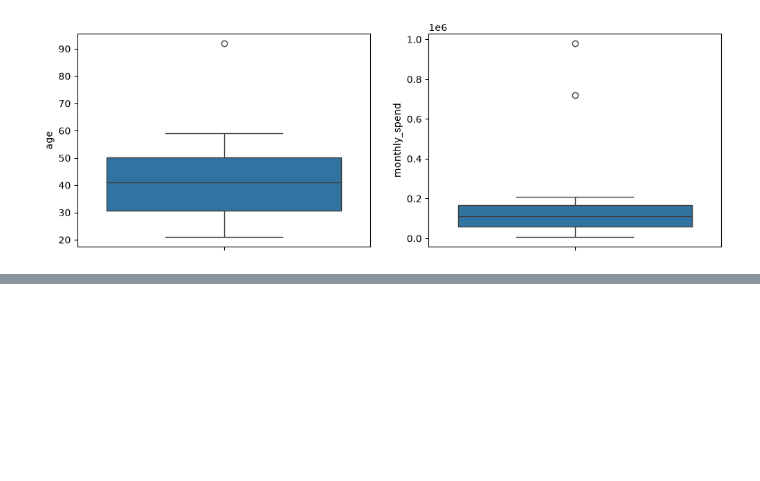
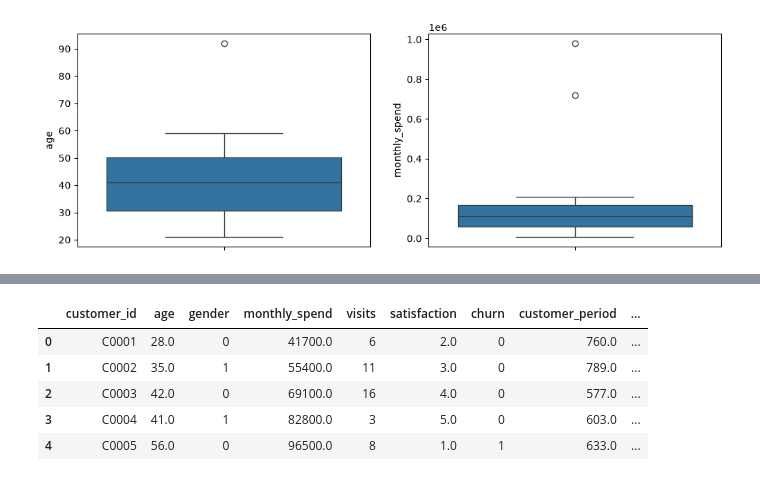
Before and after one commit to Lui-die-lui/aice-associate-study, a Jupyter notebook: DAY12/day12.ipynb, the cells around one changed output, grey strips where cells are left out. Cells and saved outputs as stored; diff of their text form; code cells hidden in the pictures; blank space fills up the shorter version.

```diff
--- a/DAY12/day12.ipynb
+++ b/DAY12/day12.ipynb
@@ -178,0 +188,11 @@ plt.show()
+# %%
+
+print(df['gender'].value_counts())
+print(df['churn'].value_counts())
+print(df['city'].value_counts())
+print(df['membership'].value_counts())
+
+df['churn'] = df['churn'].map({'No':0,'Yes':1})
+df['gender'] = df['gender'].map({'Male':0,'Female':1})
+
+df = pd.get_dummies(df, columns=['city', 'membership'], dtype=int)
@@ -178,0 +219,9 @@ plt.show()
+# %%
+df.head()
+# %% [output]
+|  | customer_id | age | gender | monthly_spend | visits | satisfaction | churn | customer_period | ... |
+| 0 | C0001 | 28.0 | 0 | 41700.0 | 6 | 2.0 | 0 | 760.0 | ... |
+| 1 | C0002 | 35.0 | 1 | 55400.0 | 11 | 3.0 | 0 | 789.0 | ... |
+| 2 | C0003 | 42.0 | 0 | 69100.0 | 16 | 4.0 | 0 | 577.0 | ... |
+| 3 | C0004 | 41.0 | 1 | 82800.0 | 3 | 5.0 | 0 | 603.0 | ... |
+| 4 | C0005 | 56.0 | 0 | 96500.0 | 8 | 1.0 | 1 | 633.0 | ... |
```
Also changed, not shown: parts of 10 cells of this notebook, 2 other files.
